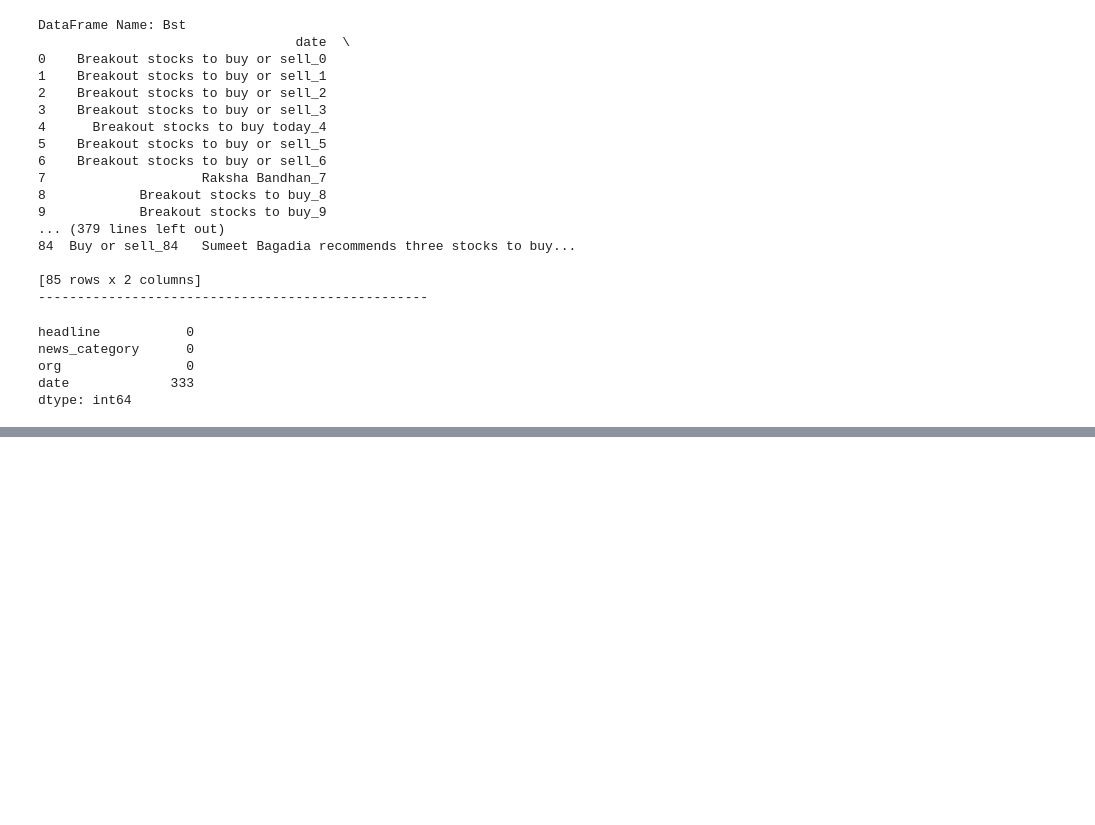
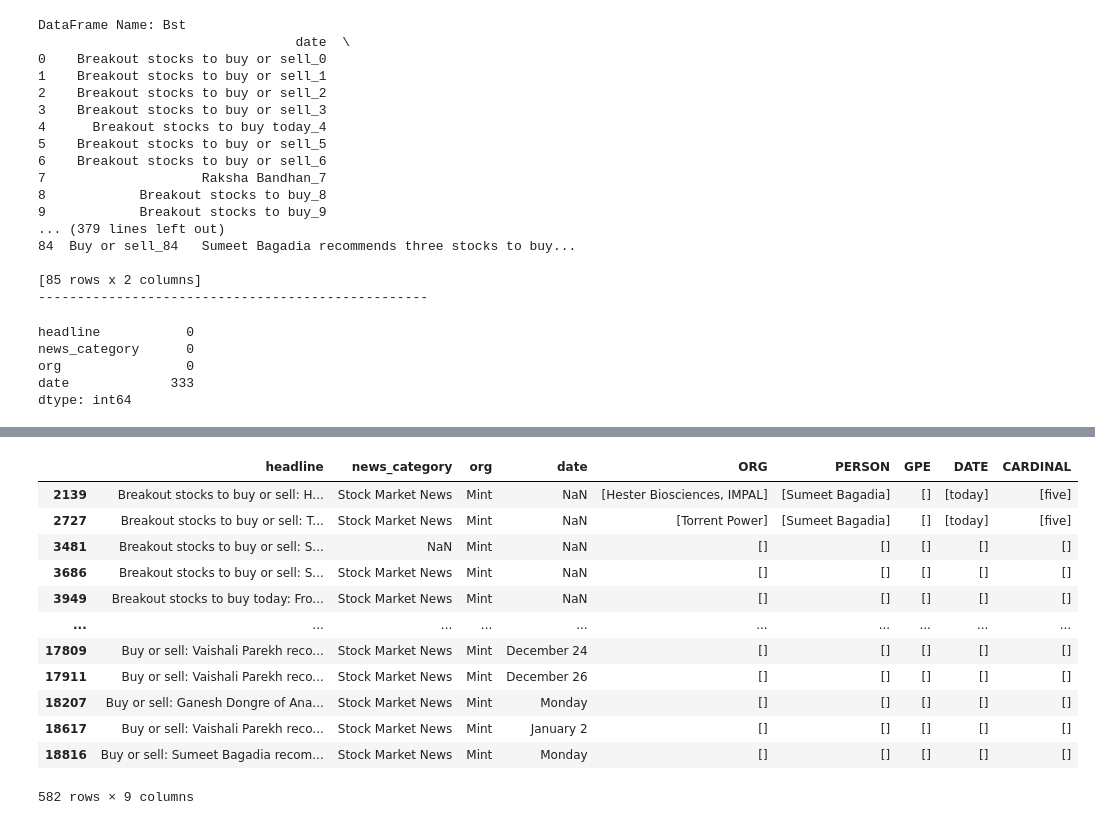
Before and after one commit to zafar0171/EDA-and-Stats, a Jupyter notebook: Documents/tf/MySql_code_CLeaned.ipynb, the cells around one changed output, grey strips where cells are left out. Saved outputs shown, nothing was run; the diff lists cells and outputs as text; code cells hidden in the pictures; blank space fills up the shorter version.

```diff
--- a/Documents/tf/MySql_code_CLeaned.ipynb
+++ b/Documents/tf/MySql_code_CLeaned.ipynb
@@ -246,0 +268,2 @@ dtype: int64
+# %%
+pd.set_option('display.max_colwidth',None)
@@ -867,0 +1340,16 @@ filtered_data.sort_values(by = 'ORG',ascending = False)
+# %%
+filtered
+# %% [output]
+|  | headline | news_category | org | date | ORG | PERSON | GPE | DATE | CARDINAL |
+| 2139 | Breakout stocks to buy or sell: H... | Stock Market News | Mint | NaN | [Hester Biosciences, IMPAL] | [Sumeet Bagadia] | [] | [today] | [five] |
+| 2727 | Breakout stocks to buy or sell: T... | Stock Market News | Mint | NaN | [Torrent Power] | [Sumeet Bagadia] | [] | [today] | [five] |
+| 3481 | Breakout stocks to buy or sell: S... | NaN | Mint | NaN | [] | [] | [] | [] | [] |
+| 3686 | Breakout stocks to buy or sell: S... | Stock Market News | Mint | NaN | [] | [] | [] | [] | [] |
+| 3949 | Breakout stocks to buy today: Fro... | Stock Market News | Mint | NaN | [] | [] | [] | [] | [] |
+| ... | ... | ... | ... | ... | ... | ... | ... | ... | ... |
+| 17809 | Buy or sell: Vaishali Parekh reco... | Stock Market News | Mint | December 24 | [] | [] | [] | [] | [] |
+| 17911 | Buy or sell: Vaishali Parekh reco... | Stock Market News | Mint | December 26 | [] | [] | [] | [] | [] |
+| 18207 | Buy or sell: Ganesh Dongre of Ana... | Stock Market News | Mint | Monday | [] | [] | [] | [] | [] |
+| 18617 | Buy or sell: Vaishali Parekh reco... | Stock Market News | Mint | January 2 | [] | [] | [] | [] | [] |
+| 18816 | Buy or sell: Sumeet Bagadia recom... | Stock Market News | Mint | Monday | [] | [] | [] | [] | [] |
+582 rows × 9 columns
```
Also changed, not shown: parts of 45 cells of this notebook.
